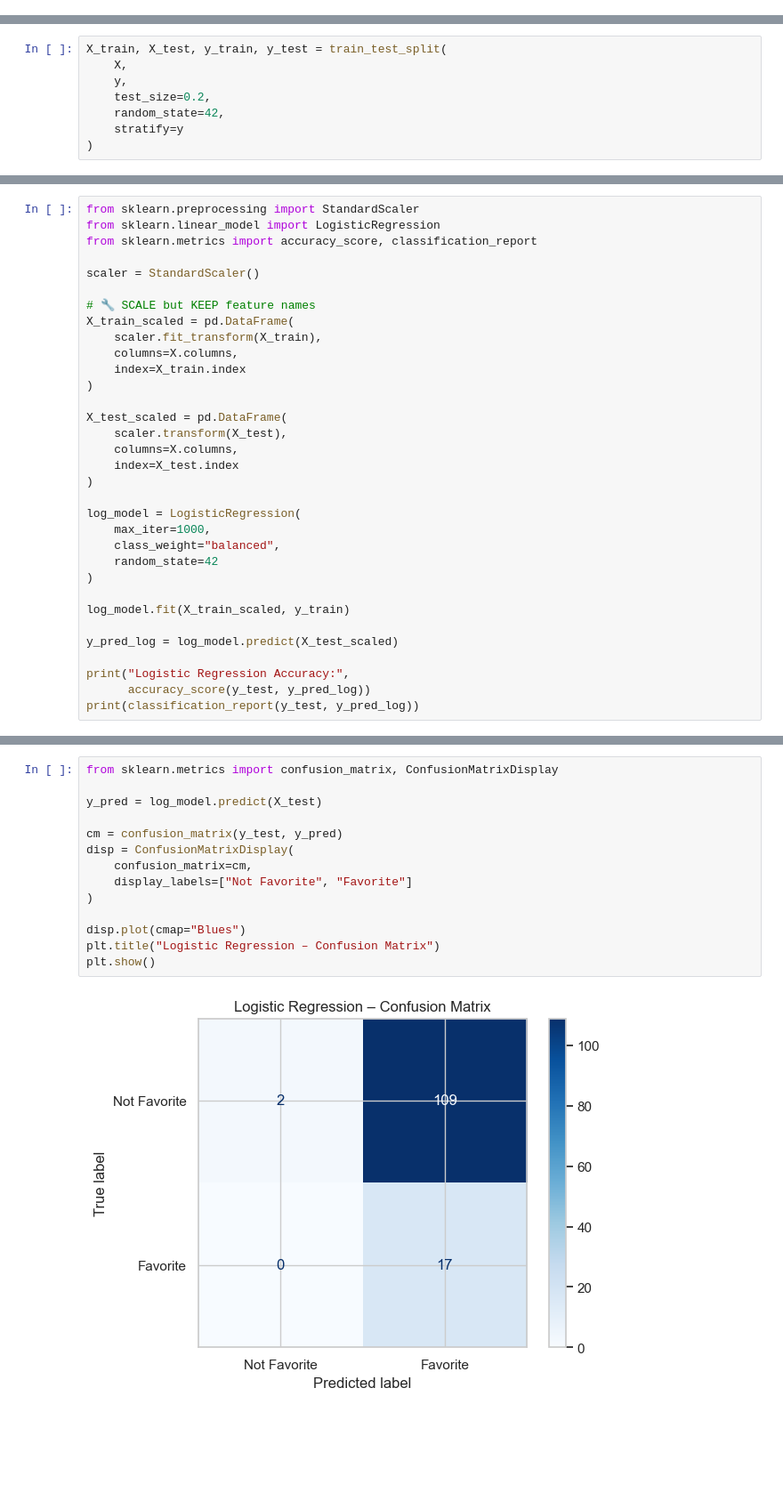
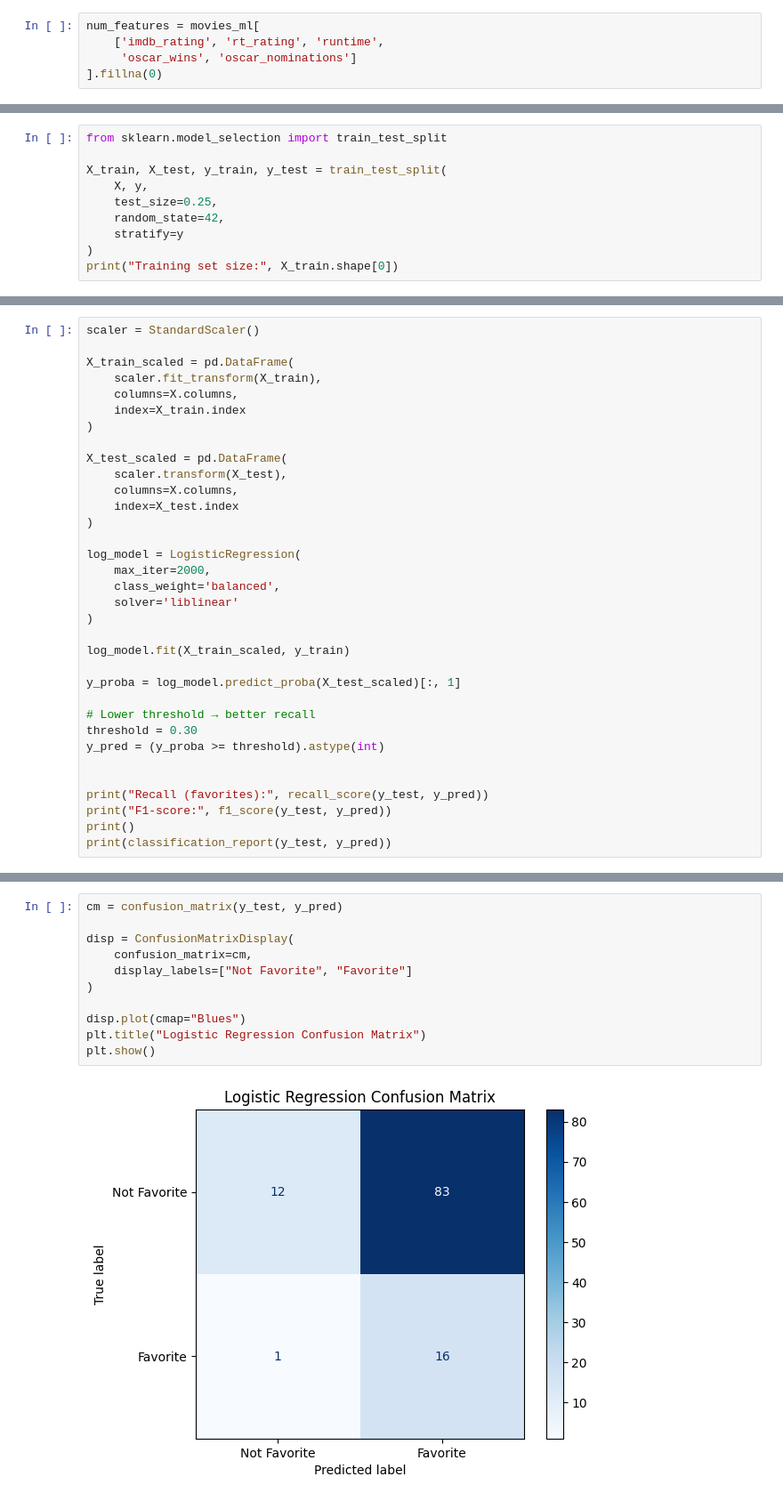
Before and after one commit to nerisius/DSA210-Personal-Data-Analyze-Project, a Jupyter notebook: movie_preference_ml.ipynb, the cells around one changed output, grey strips where cells are left out. Shown at 89% size. Saved outputs shown, nothing was run; the diff lists cells and outputs as text; blank space fills up the shorter version.

```diff
--- a/movie_preference_ml.ipynb
+++ b/movie_preference_ml.ipynb
@@ -102 +74,6 @@ num_features = movies[
+# %%
+num_features = movies_ml[
+    ['imdb_rating', 'rt_rating', 'runtime',
+     'oscar_wins', 'oscar_nominations']
+].fillna(0)
 # %%
@@ -117,8 +93,10 @@ Feature count: 53
 # %%
+from sklearn.model_selection import train_test_split
+
 X_train, X_test, y_train, y_test = train_test_split(
-    X,
-    y,
-    test_size=0.2,
+    X, y,
+    test_size=0.25,
     random_state=42,
     stratify=y
 )
+print("Training set size:", X_train.shape[0])
@@ -125,11 +105,6 @@ X_train, X_test, y_train, y_test = train_test_split(
 # %%
-from sklearn.preprocessing import StandardScaler
-from sklearn.linear_model import LogisticRegression
-from sklearn.metrics import accuracy_score, classification_report
-
 scaler = StandardScaler()
 
-# 🔧 SCALE but KEEP feature names
 X_train_scaled = pd.DataFrame(
     scaler.fit_transform(X_train),
     columns=X.columns,
@@ -143,16 +118,22 @@ X_test_scaled = pd.DataFrame(
 )
 
 log_model = LogisticRegression(
-    max_iter=1000,
-    class_weight="balanced",
-    random_state=42
+    max_iter=2000,
+    class_weight='balanced',
+    solver='liblinear'
 )
 
 log_model.fit(X_train_scaled, y_train)
 
-y_pred_log = log_model.predict(X_test_scaled)
+y_proba = log_model.predict_proba(X_test_scaled)[:, 1]
 
-print("Logistic Regression Accuracy:",
-      accuracy_score(y_test, y_pred_log))
-print(classification_report(y_test, y_pred_log))
+# Lower threshold → better recall
+threshold = 0.30
+y_pred = (y_proba >= threshold).astype(int)
+
+
+print("Recall (favorites):", recall_score(y_test, y_pred))
+print("F1-score:", f1_score(y_test, y_pred))
+print()
+print(classification_report(y_test, y_pred))
 # %% [output]
@@ -221,16 +151,13 @@ dtype: float64
 # %%
-from sklearn.metrics import confusion_matrix, ConfusionMatrixDisplay
+cm = confusion_matrix(y_test, y_pred)
 
-y_pred = log_model.predict(X_test)
-
-cm = confusion_matrix(y_test, y_pred)
 disp = ConfusionMatrixDisplay(
     confusion_matrix=cm,
     display_labels=["Not Favorite", "Favorite"]
 )
 
 disp.plot(cmap="Blues")
-plt.title("Logistic Regression – Confusion Matrix")
+plt.title("Logistic Regression Confusion Matrix")
 plt.show()
 # %% [output]
-[figure, old version]
+[figure, new version]
```
Also changed, not shown: parts of 17 cells of this notebook, 1 other file.
